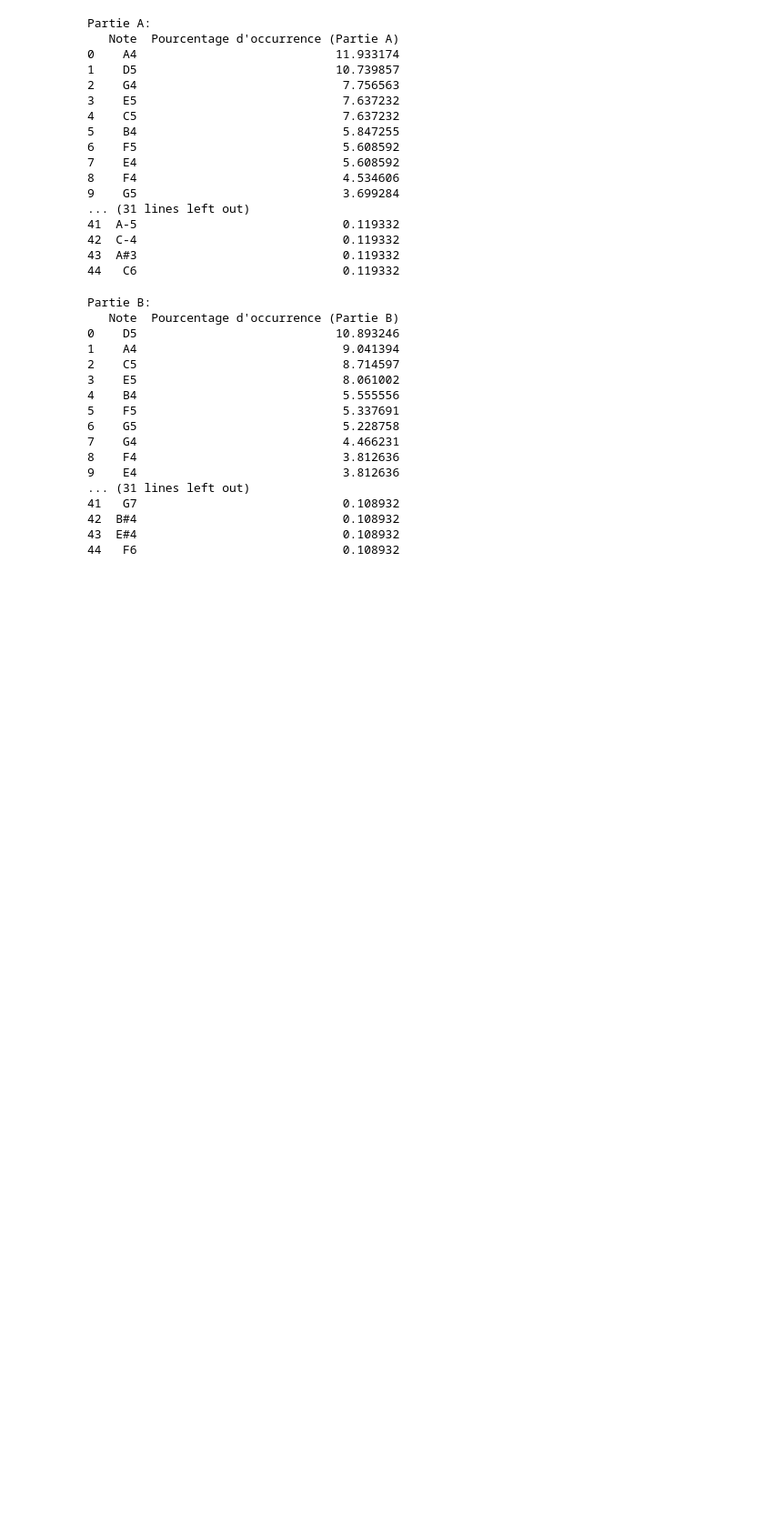
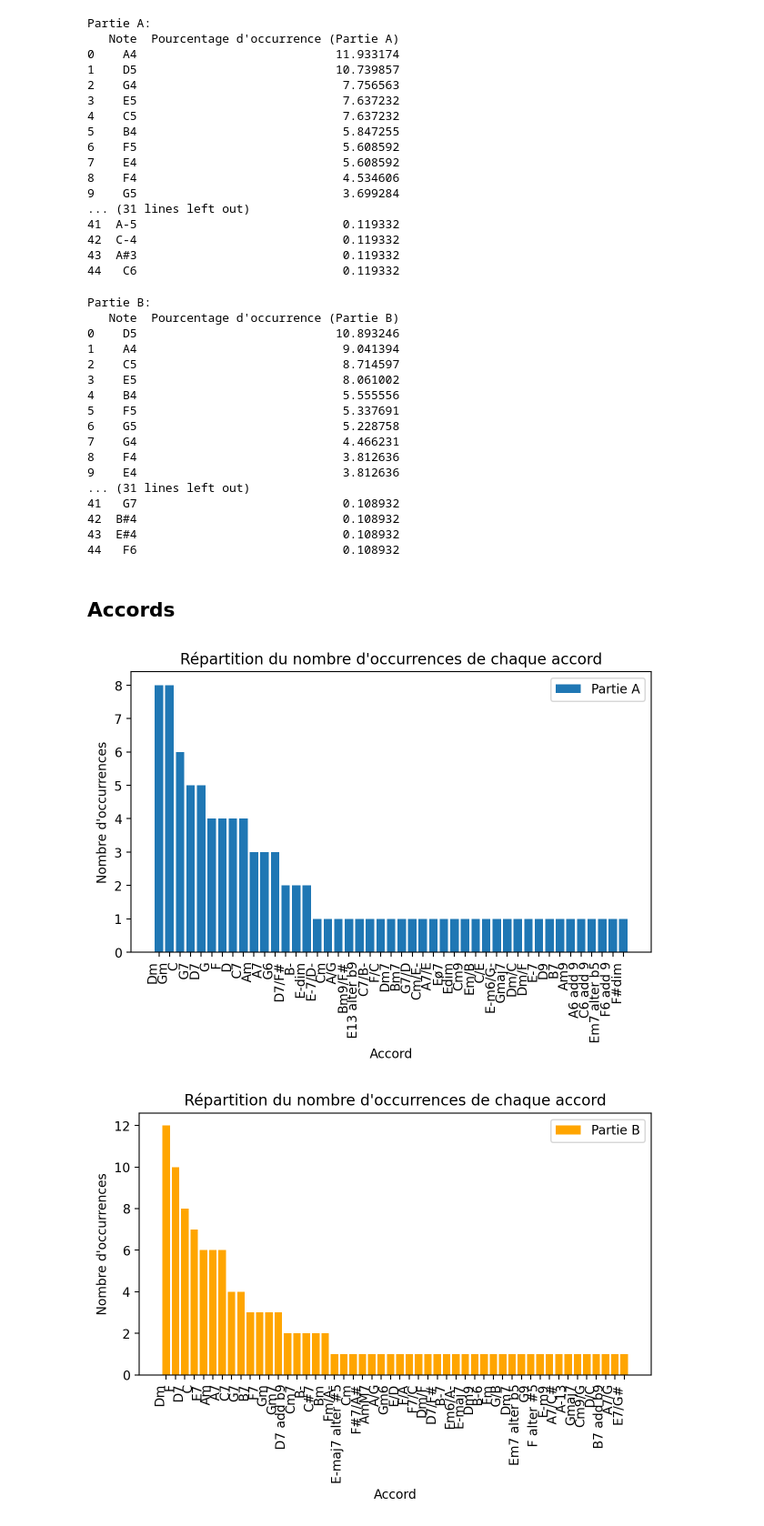
Before and after one commit to Gowthraven/Projet_M2, a Jupyter notebook: Dataset_Stats.ipynb, the cells around one changed output. Shown at 91% size. Saved outputs shown, nothing was run; the diff lists cells and outputs as text; code cells hidden in the pictures; blank space fills up the shorter version.

Commit message:
test sur les accords

```diff
--- a/Dataset_Stats.ipynb
+++ b/Dataset_Stats.ipynb
@@ -330,3 +336,42 @@ Partie B:
 42  B#4                             0.108932
 43  E#4                             0.108932
 44   F6                             0.108932
+# %% [markdown]
+## Accords
+# %%
+def count_accords(accord_list):
+    return dict(Counter(accord[0] for accord in accord_list))
+
+df['Accords_Count_A'] = df['A.1.Accords'].apply(lambda x: count_accords(x) if isinstance(x, list) else {})
+df['Accords_Count_B'] = df['B.1.Accords'].apply(lambda x: count_accords(x) if isinstance(x, list) else {})
+
+accord_counts_A = pd.DataFrame(df['Accords_Count_A'].tolist()).fillna(0)
+accord_counts_B = pd.DataFrame(df['Accords_Count_B'].tolist()).fillna(0)
+
+accord_counts_A_sum = accord_counts_A.sum()
+accord_counts_B_sum = accord_counts_B.sum()
+# %%
+accord_counts_A_sum_sorted = accord_counts_A_sum.sort_values(ascending=False)
+
+plt.bar(accord_counts_A_sum_sorted.index, accord_counts_A_sum_sorted.values, label='Partie A')
+plt.xlabel('Accord')
+plt.ylabel('Nombre d\'occurrences')
+plt.title('Répartition du nombre d\'occurrences de chaque accord')
+plt.xticks(rotation=90, ha='right')
+plt.legend()
+plt.tight_layout()
+plt.show()
+
+accord_counts_B_sum_sorted = accord_counts_B_sum.sort_values(ascending=False)
+
+plt.bar(accord_counts_B_sum_sorted.index, accord_counts_B_sum_sorted.values, label='Partie B', color='orange')
+plt.xlabel('Accord')
+plt.ylabel('Nombre d\'occurrences')
+plt.title('Répartition du nombre d\'occurrences de chaque accord')
+plt.xticks(rotation=90, ha='right')
+plt.legend()
+plt.tight_layout()
+plt.show()
+# %% [output]
+[figure, added]
+[figure, added]
```
Also changed, not shown: parts of 2 cells of this notebook.
